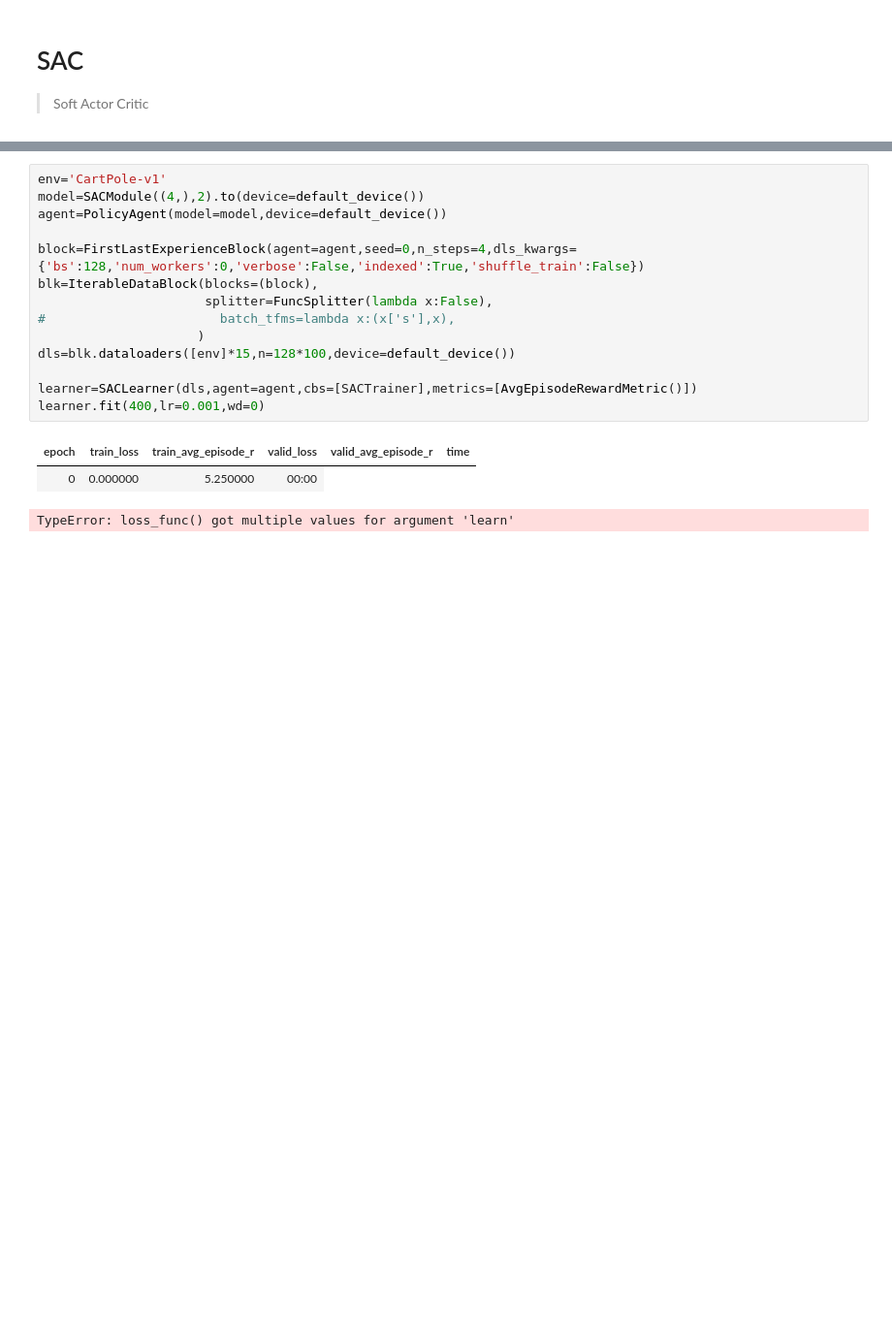
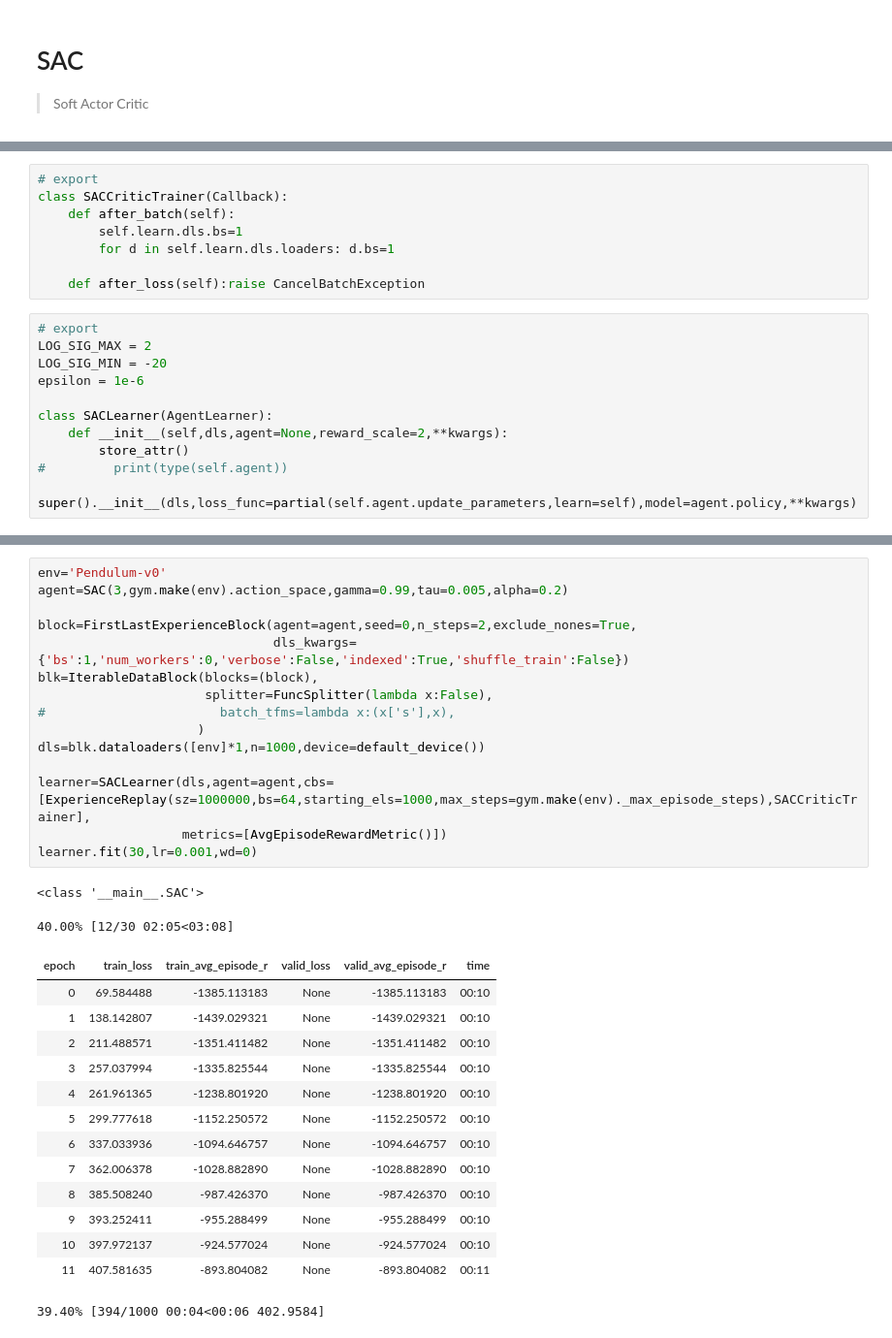
Before and after one commit to josiahls/fast-reinforcement-learning-2, a Jupyter notebook: nbs/14_actorcritic.sac.ipynb, the cells around one changed output, grey strips where cells are left out. Shown: that part at 97% size. Drawn from its saved outputs; the diff is of its cells as text; blank space fills up the shorter version.

```diff
--- a/nbs/14_actorcritic.sac.ipynb
+++ b/nbs/14_actorcritic.sac.ipynb
@@ -323,0 +371,19 @@ class ContinousActorCriticAgent(BaseAgent):
+# %%
+# export
+class SACCriticTrainer(Callback):
+    def after_batch(self):
+        self.learn.dls.bs=1
+        for d in self.learn.dls.loaders: d.bs=1
+
+    def after_loss(self):raise CancelBatchException
+# %%
+# export
+LOG_SIG_MAX = 2
+LOG_SIG_MIN = -20
+epsilon = 1e-6
+
+class SACLearner(AgentLearner):
+    def __init__(self,dls,agent=None,reward_scale=2,**kwargs):
+        store_attr()
+#         print(type(self.agent))
+        super().__init__(dls,loss_func=partial(self.agent.update_parameters,learn=self),model=agent.policy,**kwargs)
@@ -324,21 +392,35 @@ class ContinousActorCriticAgent(BaseAgent):
 # %%
-env='CartPole-v1'
-model=SACModule((4,),2).to(device=default_device())
-agent=PolicyAgent(model=model,device=default_device())
+env='Pendulum-v0'
+agent=SAC(3,gym.make(env).action_space,gamma=0.99,tau=0.005,alpha=0.2)
 
-block=FirstLastExperienceBlock(agent=agent,seed=0,n_steps=4,dls_kwargs={'bs':128,'num_workers':0,'verbose':False,'indexed':True,'shuffle_train':False})
+block=FirstLastExperienceBlock(agent=agent,seed=0,n_steps=2,exclude_nones=True,
+                               dls_kwargs={'bs':1,'num_workers':0,'verbose':False,'indexed':True,'shuffle_train':False})
 blk=IterableDataBlock(blocks=(block),
                       splitter=FuncSplitter(lambda x:False),
 #                       batch_tfms=lambda x:(x['s'],x),
                      )
-dls=blk.dataloaders([env]*15,n=128*100,device=default_device())
+dls=blk.dataloaders([env]*1,n=1000,device=default_device())
 
-learner=SACLearner(dls,agent=agent,cbs=[SACTrainer],metrics=[AvgEpisodeRewardMetric()])
-learner.fit(400,lr=0.001,wd=0)
+learner=SACLearner(dls,agent=agent,cbs=[ExperienceReplay(sz=1000000,bs=64,starting_els=1000,max_steps=gym.make(env)._max_episode_steps),SACCriticTrainer],
+                   metrics=[AvgEpisodeRewardMetric()])
+learner.fit(30,lr=0.001,wd=0)
 # %% [output]
+<class '__main__.SAC'>
+40.00% [12/30 02:05<03:08]
 | epoch | train_loss | train_avg_episode_r | valid_loss | valid_avg_episode_r | time |
-| 0 | 0.000000 | 5.250000 | 00:00 |
+| 0 | 69.584488 | -1385.113183 | None | -1385.113183 | 00:10 |
+| 1 | 138.142807 | -1439.029321 | None | -1439.029321 | 00:10 |
+| 2 | 211.488571 | -1351.411482 | None | -1351.411482 | 00:10 |
+| 3 | 257.037994 | -1335.825544 | None | -1335.825544 | 00:10 |
+| 4 | 261.961365 | -1238.801920 | None | -1238.801920 | 00:10 |
+| 5 | 299.777618 | -1152.250572 | None | -1152.250572 | 00:10 |
+| 6 | 337.033936 | -1094.646757 | None | -1094.646757 | 00:10 |
+| 7 | 362.006378 | -1028.882890 | None | -1028.882890 | 00:10 |
+| 8 | 385.508240 | -987.426370 | None | -987.426370 | 00:10 |
+| 9 | 393.252411 | -955.288499 | None | -955.288499 | 00:10 |
+| 10 | 397.972137 | -924.577024 | None | -924.577024 | 00:10 |
+| 11 | 407.581635 | -893.804082 | None | -893.804082 | 00:11 |
-TypeError: loss_func() got multiple values for argument 'learn'
+39.40% [394/1000 00:04<00:06 402.9584]
 # %%
 # hide
 from nbdev.export import *
```
Also changed, not shown: parts of 19 cells of this notebook, 22 other files.
